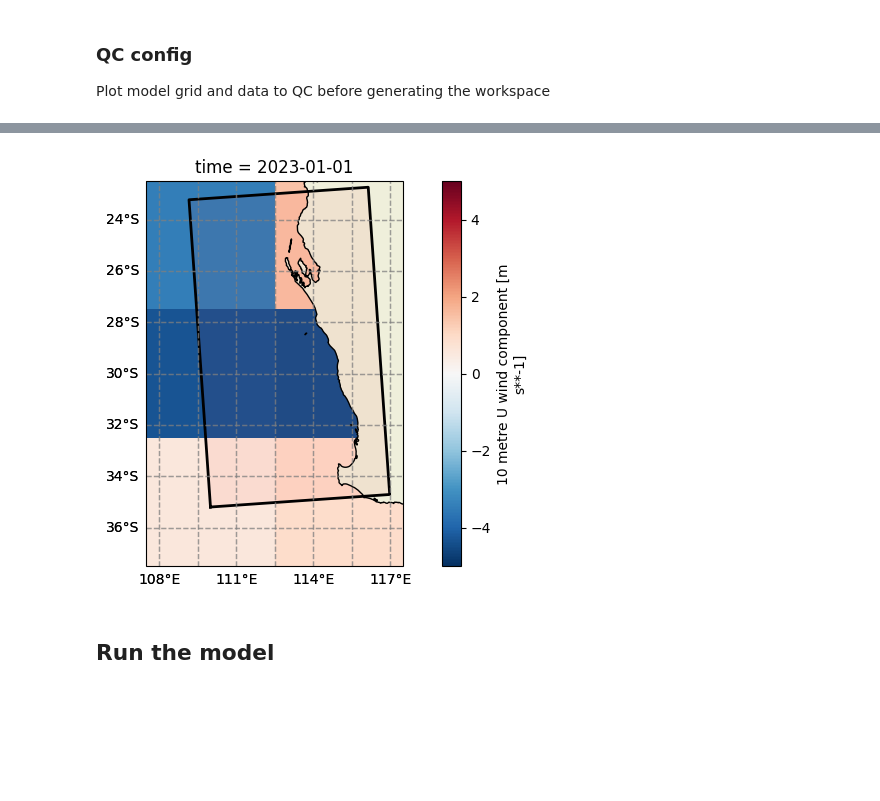
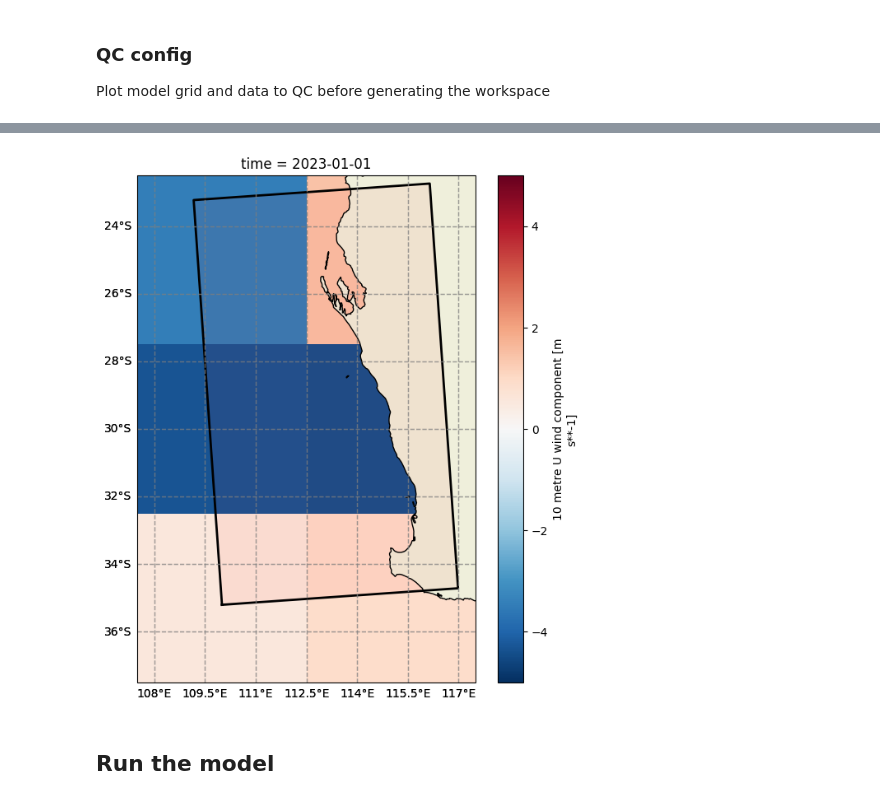
Before and after one commit to sppigot/rompy, a Jupyter notebook: notebooks/swan/example_declarative.ipynb, the cells around one changed output, grey strips where cells are left out. Saved outputs shown, nothing was run; the diff lists cells and outputs as text; code cells hidden in the pictures; blank space fills up the shorter version.

```diff
--- a/notebooks/swan/example_declarative.ipynb
+++ b/notebooks/swan/example_declarative.ipynb
@@ -59,12 +59,12 @@ fig, ax = run.config.grid.plot(ax=ax)
 # %%
 # Model winds
 
 wind = run.config.inpgrid.input[0]
 wind._filter_grid(run.config.grid) # This isn't necessary since cropping is done by the SwanConfigComponents, it is just for plotting
-fig, ax = wind.plot(param="u10", isel={"time": 0}, vmin=-5, vmax=5, cmap="RdBu_r")
+fig, ax = wind.plot(param="u10", isel={"time": 0}, vmin=-5, vmax=5, cmap="RdBu_r", figsize=(7, 8))
 fig, ax = run.config.grid.plot(ax=ax)
 # %% [output]
-[figure, old version]
+[figure, new version]
 # %% [markdown]
 ## Run the model
 # %%
```
Also changed, not shown: parts of 4 cells of this notebook, 3 other files.
